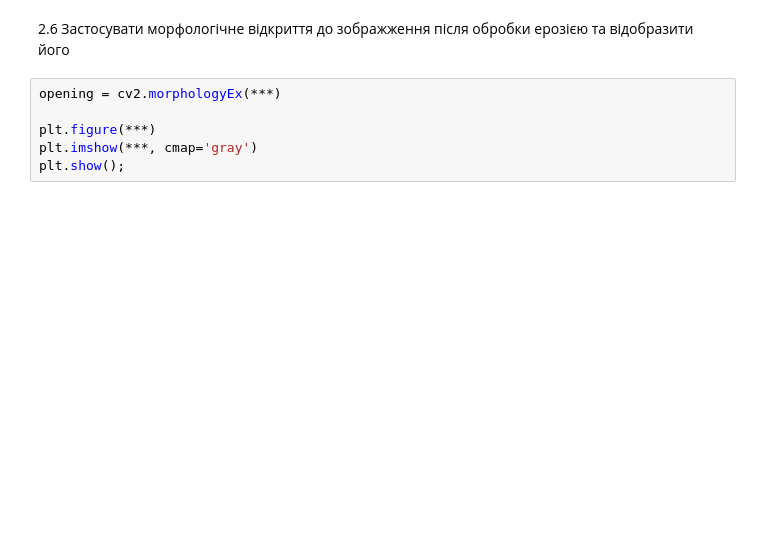
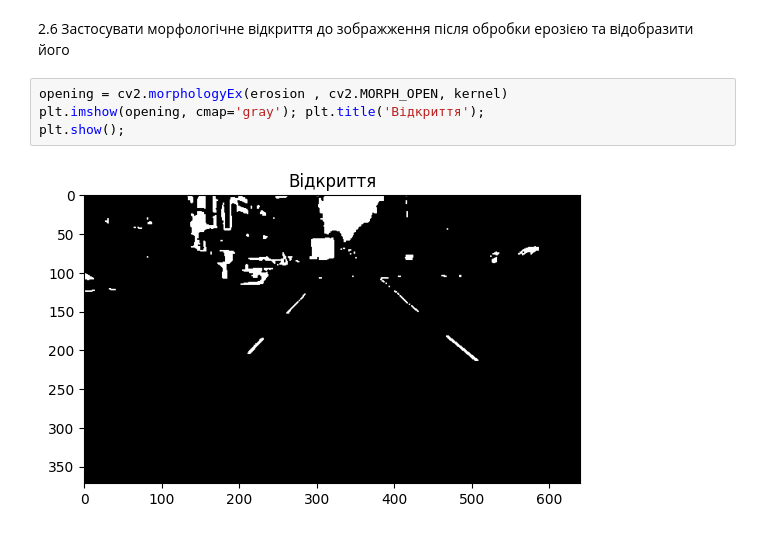
Before and after one commit to alevlage/images_labs, a Jupyter notebook: Lab5.ipynb, the cells around one changed output. Cells and saved outputs as stored; diff of their text form; blank space fills up the shorter version.

```diff
--- a/Lab5.ipynb
+++ b/Lab5.ipynb
@@ -359,8 +359,8 @@ plt.show();
 # %% [markdown]
 2.6 Застосувати морфологічне відкриття до зображження після обробки ерозією та відобразити його
 # %%
-opening = cv2.morphologyEx(***)
-
-plt.figure(***)
-plt.imshow(***, cmap='gray')
+opening = cv2.morphologyEx(erosion , cv2.MORPH_OPEN, kernel)
+plt.imshow(opening, cmap='gray'); plt.title('Відкриття');
 plt.show();
+# %% [output]
+[figure, added]
```
Also changed, not shown: parts of 3 cells of this notebook.
